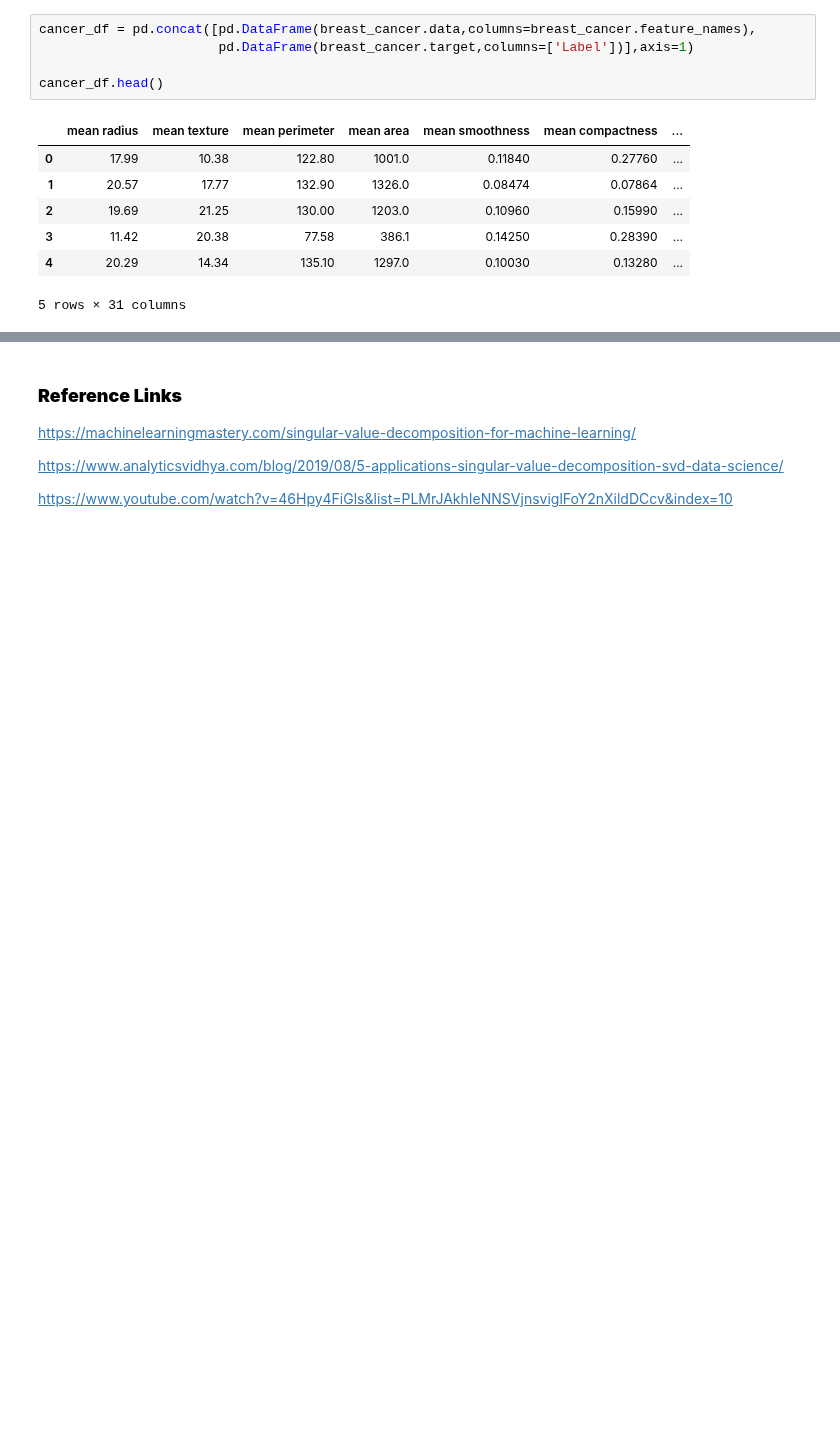
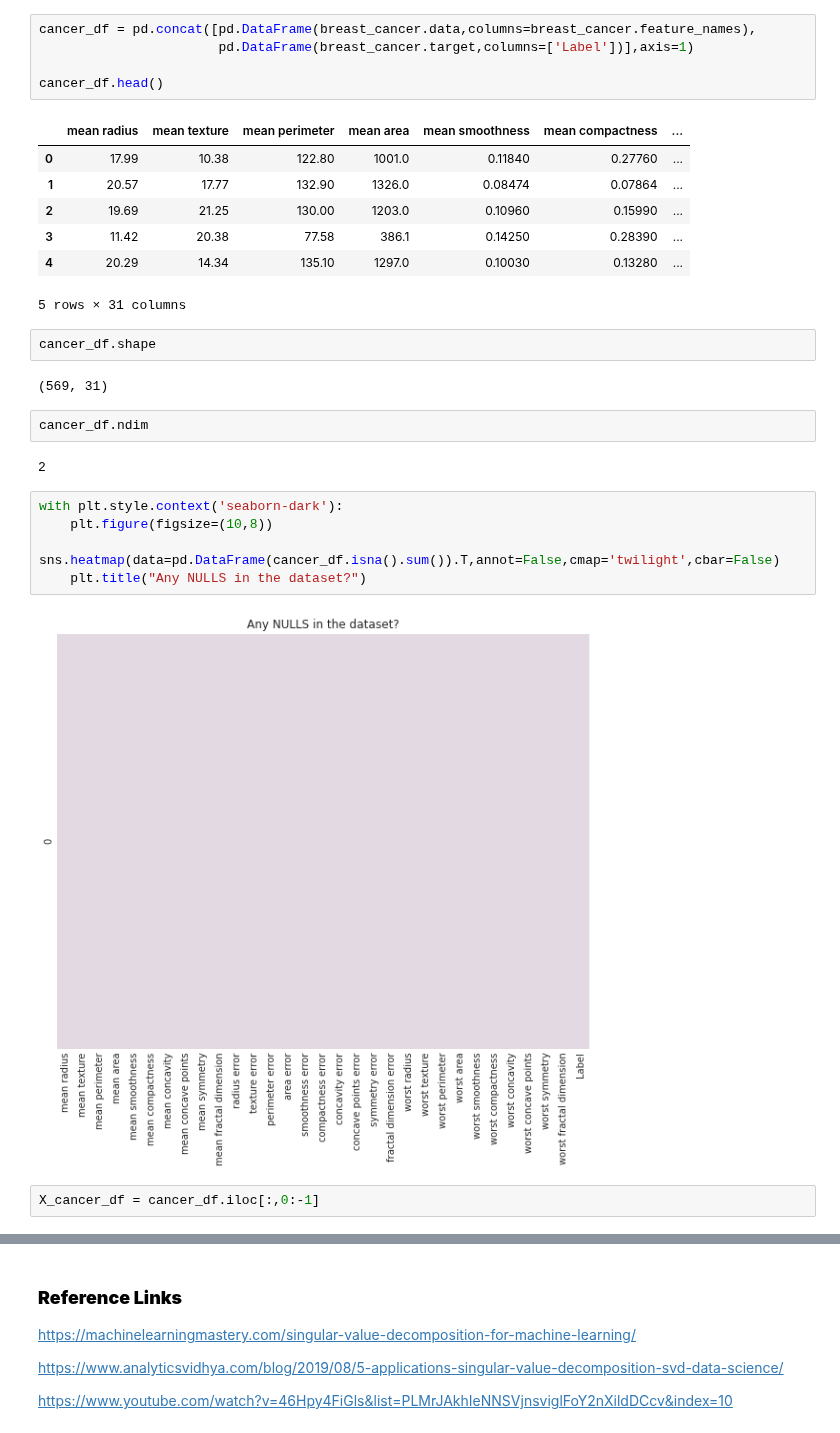
Before and after one commit to raj-shr-git/AAIC_Practice, a Jupyter notebook: ASSIGNMENTS/SA1_Dimensionality_Reduction.ipynb, the cells around one changed output, grey strips where cells are left out. Drawn from its saved outputs; the diff is of its cells as text; blank space fills up the shorter version.

```diff
--- a/ASSIGNMENTS/SA1_Dimensionality_Reduction.ipynb
+++ b/ASSIGNMENTS/SA1_Dimensionality_Reduction.ipynb
@@ -447,3 +606,20 @@ cancer_df.head()
 | 3 | 11.42 | 20.38 | 77.58 | 386.1 | 0.14250 | 0.28390 | ... |
 | 4 | 20.29 | 14.34 | 135.10 | 1297.0 | 0.10030 | 0.13280 | ... |
 5 rows × 31 columns
+# %%
+cancer_df.shape
+# %% [output]
+(569, 31)
+# %%
+cancer_df.ndim
+# %% [output]
+2
+# %%
+with plt.style.context('seaborn-dark'):
+    plt.figure(figsize=(10,8))
+    sns.heatmap(data=pd.DataFrame(cancer_df.isna().sum()).T,annot=False,cmap='twilight',cbar=False)
+    plt.title("Any NULLS in the dataset?")
+# %% [output]
+[figure, added]
+# %%
+X_cancer_df = cancer_df.iloc[:,0:-1]
```
Also changed, not shown: parts of 120 cells of this notebook.
